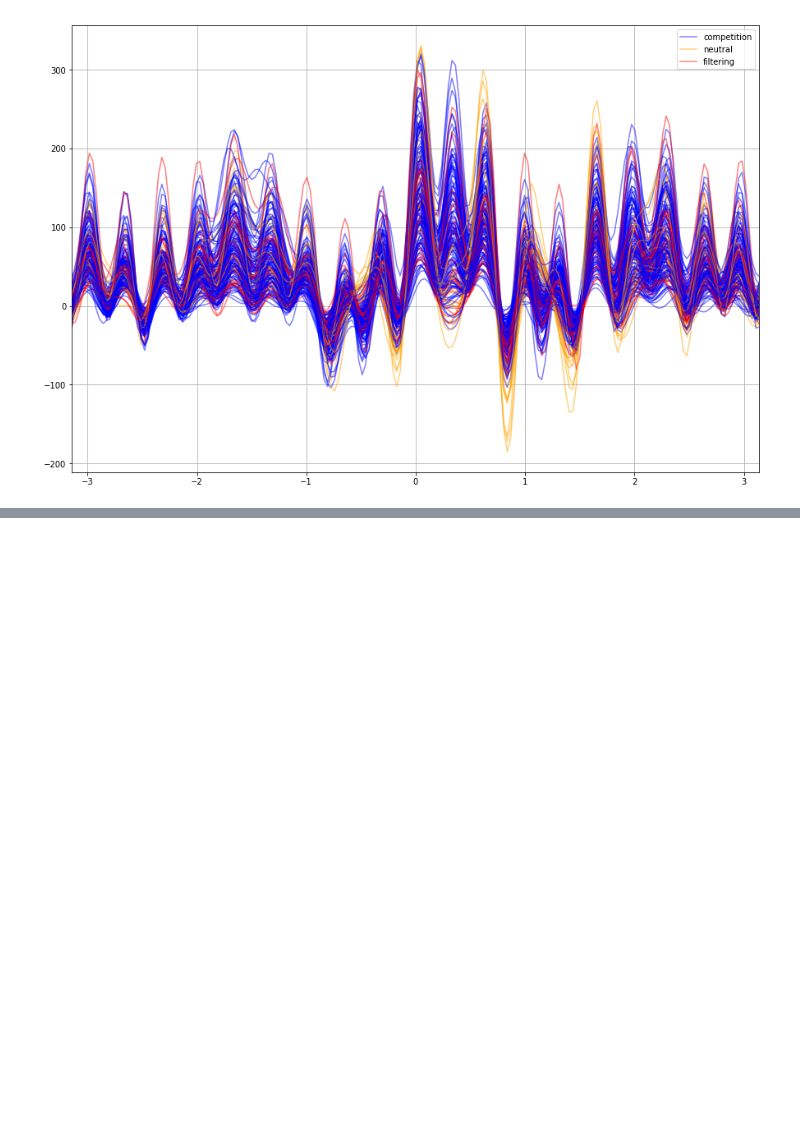
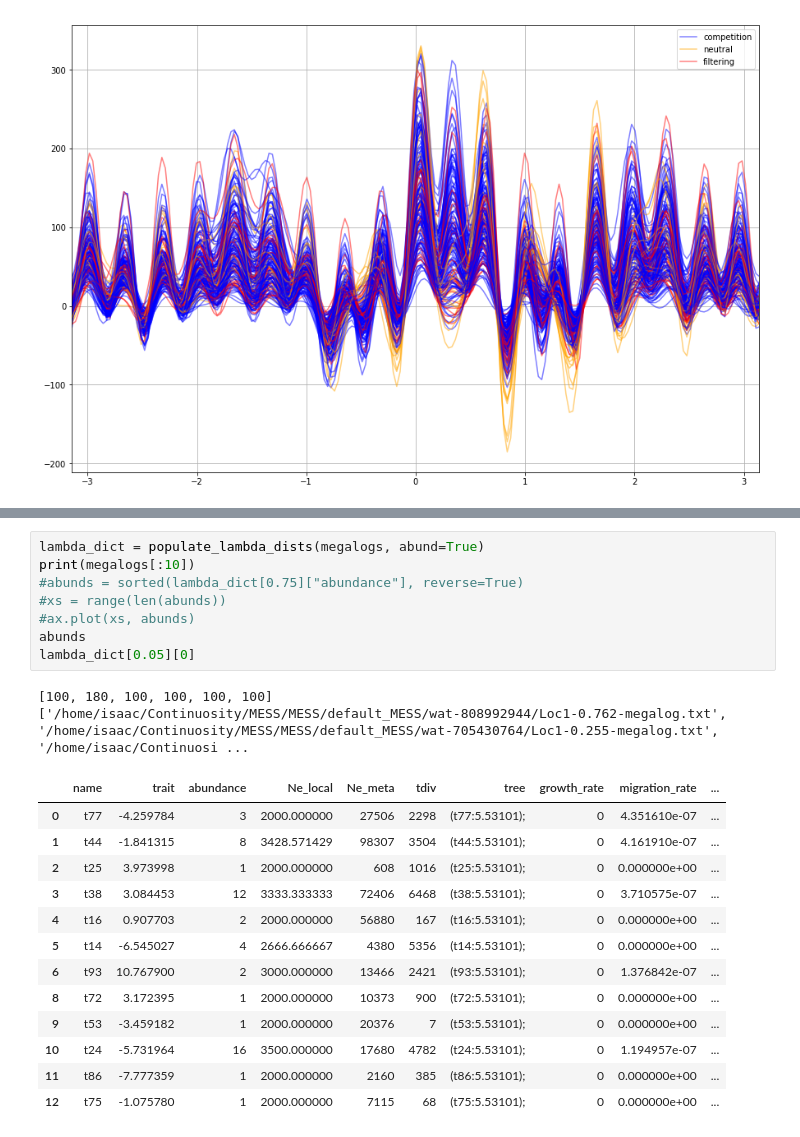
Before and after one commit to messDiv/MESS, a Jupyter notebook: jupyter-notebooks/plotting/tmp-plotting-dev.ipynb, the cells around one changed output, grey strips where cells are left out. Drawn from its saved outputs; the diff is of its cells as text; blank space fills up the shorter version.

```diff
--- a/jupyter-notebooks/plotting/tmp-plotting-dev.ipynb
+++ b/jupyter-notebooks/plotting/tmp-plotting-dev.ipynb
@@ -45,0 +175,24 @@ andrews_curves(tmp_df[stats + ["community_assembly_model"]][:500],\
+# %%
+lambda_dict = populate_lambda_dists(megalogs, abund=True)
+print(megalogs[:10])
+#abunds = sorted(lambda_dict[0.75]["abundance"], reverse=True)
+#xs = range(len(abunds))
+#ax.plot(xs, abunds)
+abunds
+lambda_dict[0.05][0]
+# %% [output]
+[100, 180, 100, 100, 100, 100]
+['/home/isaac/Continuosity/MESS/MESS/default_MESS/wat-808992944/Loc1-0.762-megalog.txt', '/home/isaac/Continuosity/MESS/MESS/default_MESS/wat-705430764/Loc1-0.255-megalog.txt', '/home/isaac/Continuosi ...
+|  | name | trait | abundance | Ne_local | Ne_meta | tdiv | tree | growth_rate | migration_rate | ... |
+| 0 | t77 | -4.259784 | 3 | 2000.000000 | 27506 | 2298 | (t77:5.53101); | 0 | 4.351610e-07 | ... |
+| 1 | t44 | -1.841315 | 8 | 3428.571429 | 98307 | 3504 | (t44:5.53101); | 0 | 4.161910e-07 | ... |
+| 2 | t25 | 3.973998 | 1 | 2000.000000 | 608 | 1016 | (t25:5.53101); | 0 | 0.000000e+00 | ... |
+| 3 | t38 | 3.084453 | 12 | 3333.333333 | 72406 | 6468 | (t38:5.53101); | 0 | 3.710575e-07 | ... |
+| 4 | t16 | 0.907703 | 2 | 2000.000000 | 56880 | 167 | (t16:5.53101); | 0 | 0.000000e+00 | ... |
+| 5 | t14 | -6.545027 | 4 | 2666.666667 | 4380 | 5356 | (t14:5.53101); | 0 | 0.000000e+00 | ... |
+| 6 | t93 | 10.767900 | 2 | 3000.000000 | 13466 | 2421 | (t93:5.53101); | 0 | 1.376842e-07 | ... |
+| 8 | t72 | 3.172395 | 1 | 2000.000000 | 10373 | 900 | (t72:5.53101); | 0 | 0.000000e+00 | ... |
+| 9 | t53 | -3.459182 | 1 | 2000.000000 | 20376 | 7 | (t53:5.53101); | 0 | 0.000000e+00 | ... |
+| 10 | t24 | -5.731964 | 16 | 3500.000000 | 17680 | 4782 | (t24:5.53101); | 0 | 1.194957e-07 | ... |
+| 11 | t86 | -7.777359 | 1 | 2000.000000 | 2160 | 385 | (t86:5.53101); | 0 | 0.000000e+00 | ... |
+| 12 | t75 | -1.075780 | 1 | 2000.000000 | 7115 | 68 | (t75:5.53101); | 0 | 0.000000e+00 | ... |
```
Also changed, not shown: parts of 6 cells of this notebook, 5 other files.
